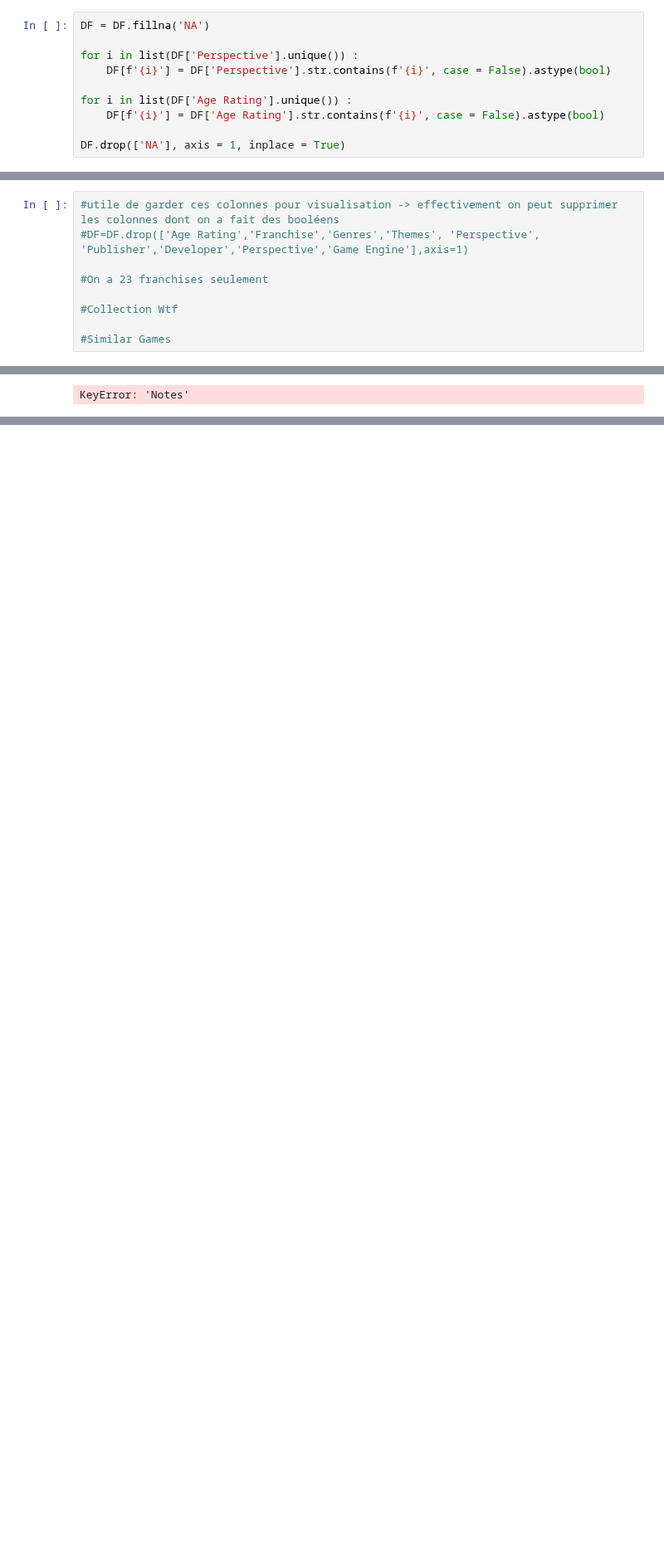
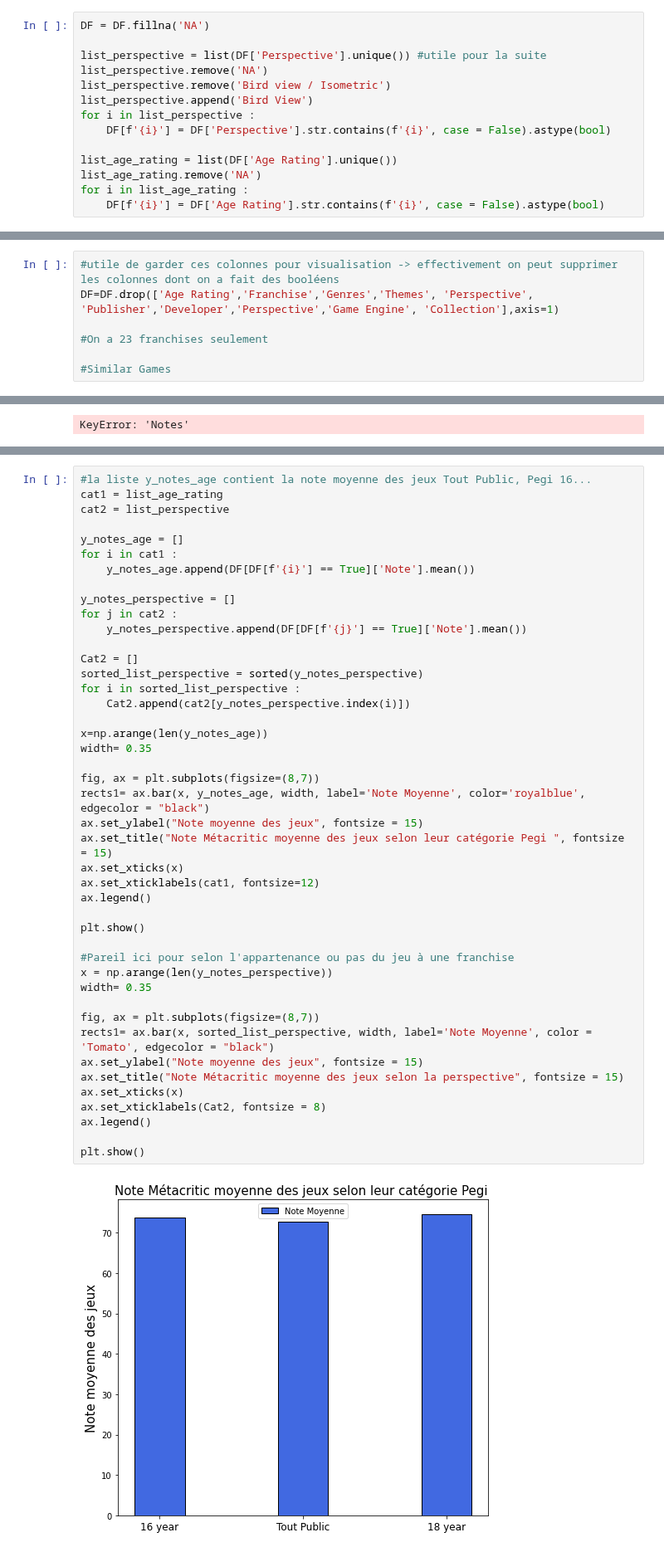
Before and after one commit to PyTomSss/PythonProjects, a Jupyter notebook: Project_Notebook.ipynb, the cells around one changed output, grey strips where cells are left out. Shown at 83% size. Cells and saved outputs as stored; diff of their text form; blank space fills up the shorter version.

```diff
--- a/Project_Notebook.ipynb
+++ b/Project_Notebook.ipynb
@@ -664,13 +664,17 @@ Pour les variables perspective et age_rating, on va créer des colonnes binaire
 # %%
 DF = DF.fillna('NA')
 
-for i in list(DF['Perspective'].unique()) :
+list_perspective = list(DF['Perspective'].unique()) #utile pour la suite
+list_perspective.remove('NA')
+list_perspective.remove('Bird view / Isometric')
+list_perspective.append('Bird View')
+for i in list_perspective :
     DF[f'{i}'] = DF['Perspective'].str.contains(f'{i}', case = False).astype(bool)
 
-for i in list(DF['Age Rating'].unique()) :
+list_age_rating = list(DF['Age Rating'].unique())
+list_age_rating.remove('NA')
+for i in list_age_rating :
     DF[f'{i}'] = DF['Age Rating'].str.contains(f'{i}', case = False).astype(bool)
-
-DF.drop(['NA'], axis = 1, inplace = True)
 # %% [markdown]
 Ici on crée des colonnes pour chaque genres et thèmes. Pour chaque jeu on y rentre le booléen disant si oui ou non le jeu fait partie de cette catégorie.
 # %%
@@ -893,11 +897,9 @@ Avant de passer à la visualisation des données, supprimons les colonnes qui so
 # %%
 #utile de garder ces colonnes pour visualisation -> effectivement on peut supprimer les colonnes dont on a fait des booléens
-#DF=DF.drop(['Age Rating','Franchise','Genres','Themes', 'Perspective', 'Publisher','Developer','Perspective','Game Engine'],axis=1)
+DF=DF.drop(['Age Rating','Franchise','Genres','Themes', 'Perspective', 'Publisher','Developer','Perspective','Game Engine', 'Collection'],axis=1)
 
 #On a 23 franchises seulement
 
-#Collection Wtf
-
 #Similar Games
 # %% [markdown]
 # III/ Visualisation et analyse graphique de nos données
@@ -1160,0 +1145,46 @@ Changer tous les chiffres dans les graphes
+# %%
+#la liste y_notes_age contient la note moyenne des jeux Tout Public, Pegi 16...
+cat1 = list_age_rating
+cat2 = list_perspective
+
+y_notes_age = []
+for i in cat1 :
+    y_notes_age.append(DF[DF[f'{i}'] == True]['Note'].mean())
+
+y_notes_perspective = []
+for j in cat2 :
+    y_notes_perspective.append(DF[DF[f'{j}'] == True]['Note'].mean())
+
+Cat2 = []
+sorted_list_perspective = sorted(y_notes_perspective)
+for i in sorted_list_perspective :
+    Cat2.append(cat2[y_notes_perspective.index(i)])
+
+x=np.arange(len(y_notes_age))
+width= 0.35
+
+fig, ax = plt.subplots(figsize=(8,7))
+rects1= ax.bar(x, y_notes_age, width, label='Note Moyenne', color='royalblue', edgecolor = "black")
+ax.set_ylabel("Note moyenne des jeux", fontsize = 15)
+ax.set_title("Note Métacritic moyenne des jeux selon leur catégorie Pegi ", fontsize = 15)
+ax.set_xticks(x)
+ax.set_xticklabels(cat1, fontsize=12)
+ax.legend()
+
+plt.show()
+
+#Pareil ici pour selon l'appartenance ou pas du jeu à une franchise
+x = np.arange(len(y_notes_perspective))
+width= 0.35
+
+fig, ax = plt.subplots(figsize=(8,7))
+rects1= ax.bar(x, sorted_list_perspective, width, label='Note Moyenne', color = 'Tomato', edgecolor = "black")
+ax.set_ylabel("Note moyenne des jeux", fontsize = 15)
+ax.set_title("Note Métacritic moyenne des jeux selon la perspective", fontsize = 15)
+ax.set_xticks(x)
+ax.set_xticklabels(Cat2, fontsize = 8)
+ax.legend()
+
+plt.show()
+# %% [output]
+[figure, added]
```
Also changed, not shown: parts of 6 cells of this notebook.
